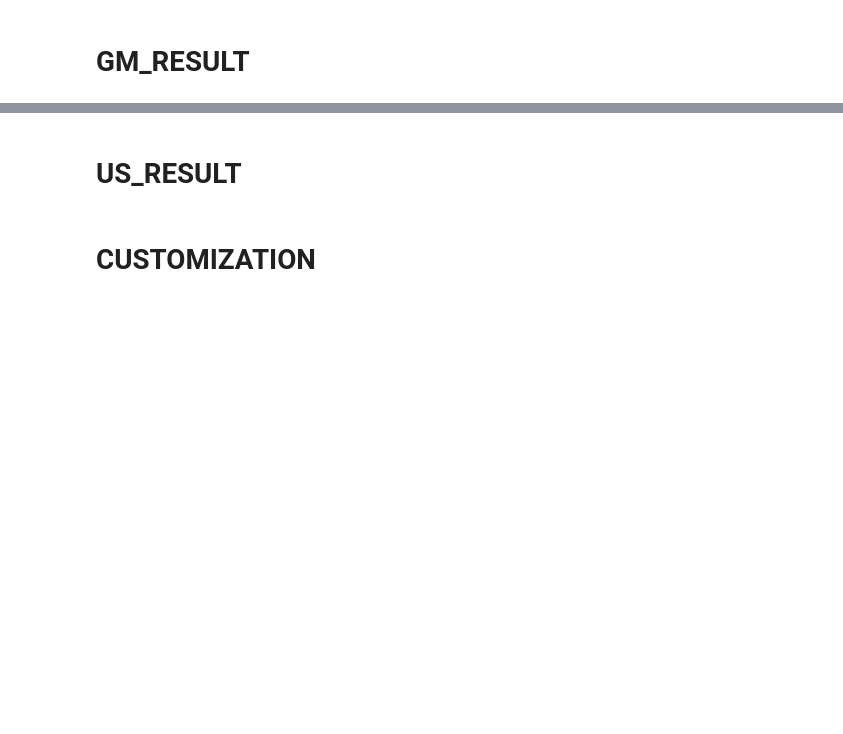
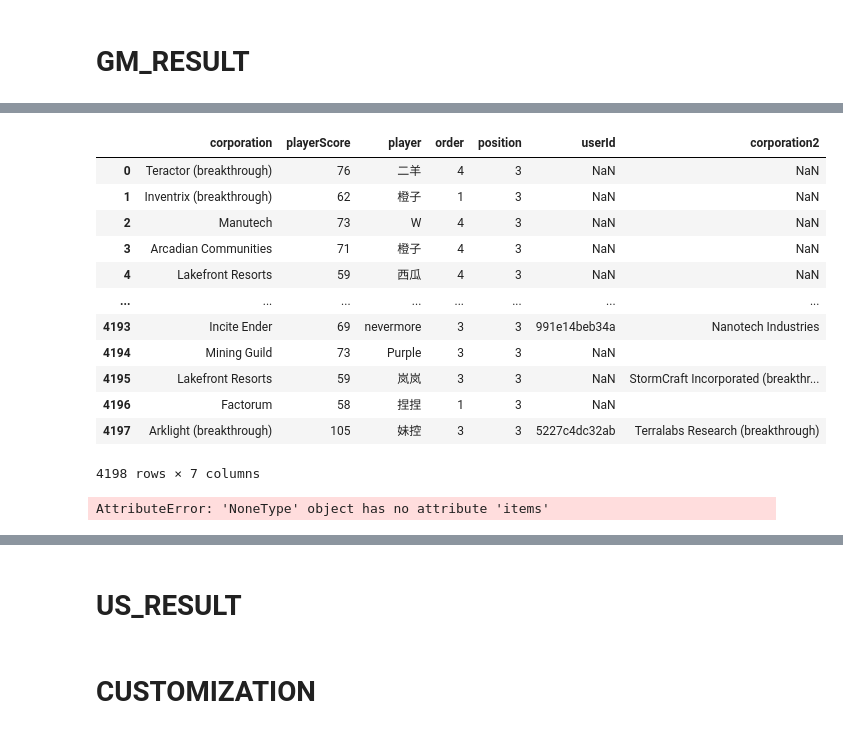
Before and after one commit to Ender-Wiggin2019/tfm-summary, a Jupyter notebook: tfm_data_summary.ipynb, the cells around one changed output, grey strips where cells are left out. Cells and saved outputs as stored; diff of their text form; code cells hidden in the pictures; blank space fills up the shorter version.

```diff
--- a/tfm_data_summary.ipynb
+++ b/tfm_data_summary.ipynb
@@ -49,3 +165,25 @@ df4.to_csv('./prprocessing_data', index = False)
+# %%
+df5 = df4.loc[df4['players'] == 4]
+
+pd.json_normalize(df5['player3'])
+# %% [output]
+|  | corporation | playerScore | player | order | position | userId | corporation2 |
+| 0 | Teractor (breakthrough) | 76 | 二羊 | 4 | 3 | NaN | NaN |
+| 1 | Inventrix (breakthrough) | 62 | 橙子 | 1 | 3 | NaN | NaN |
+| 2 | Manutech | 73 | W | 4 | 3 | NaN | NaN |
+| 3 | Arcadian Communities | 71 | 橙子 | 4 | 3 | NaN | NaN |
+| 4 | Lakefront Resorts | 59 | 西瓜 | 4 | 3 | NaN | NaN |
+| ... | ... | ... | ... | ... | ... | ... | ... |
+| 4193 | Incite Ender | 69 | nevermore | 3 | 3 | 991e14beb34a | Nanotech Industries |
+| 4194 | Mining Guild | 73 | Purple | 3 | 3 | NaN |  |
+| 4195 | Lakefront Resorts | 59 | 岚岚 | 3 | 3 | NaN | StormCraft Incorporated (breakthr... |
+| 4196 | Factorum | 58 | 捏捏 | 1 | 3 | NaN |  |
+| 4197 | Arklight (breakthrough) | 105 | 妹控 | 3 | 3 | 5227c4dc32ab | Terralabs Research (breakthrough) |
+4198 rows × 7 columns
+# %%
+df5 = pd.concat([df4, pd.json_normalize(df4['player1']), pd.json_normalize(df4['player2']), pd.json_normalize(df4['player3']), pd.json_normalize(df4['player4'])],axis = 1)
+# %% [output]
+AttributeError: 'NoneType' object has no attribute 'items'
 # %%
 def getPlayer(df,num): # get all players name
     player_df = pd.DataFrame(columns=['player','count'])
```
Also changed, not shown: parts of 11 cells of this notebook, 1 other file.
